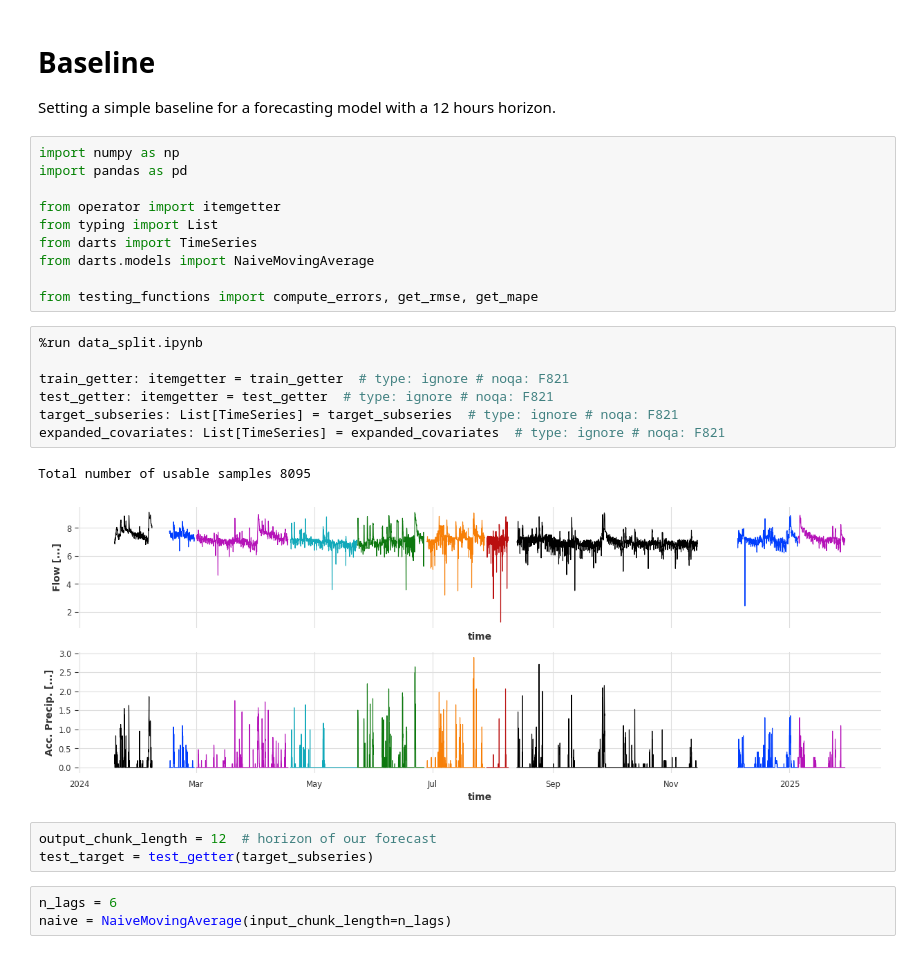
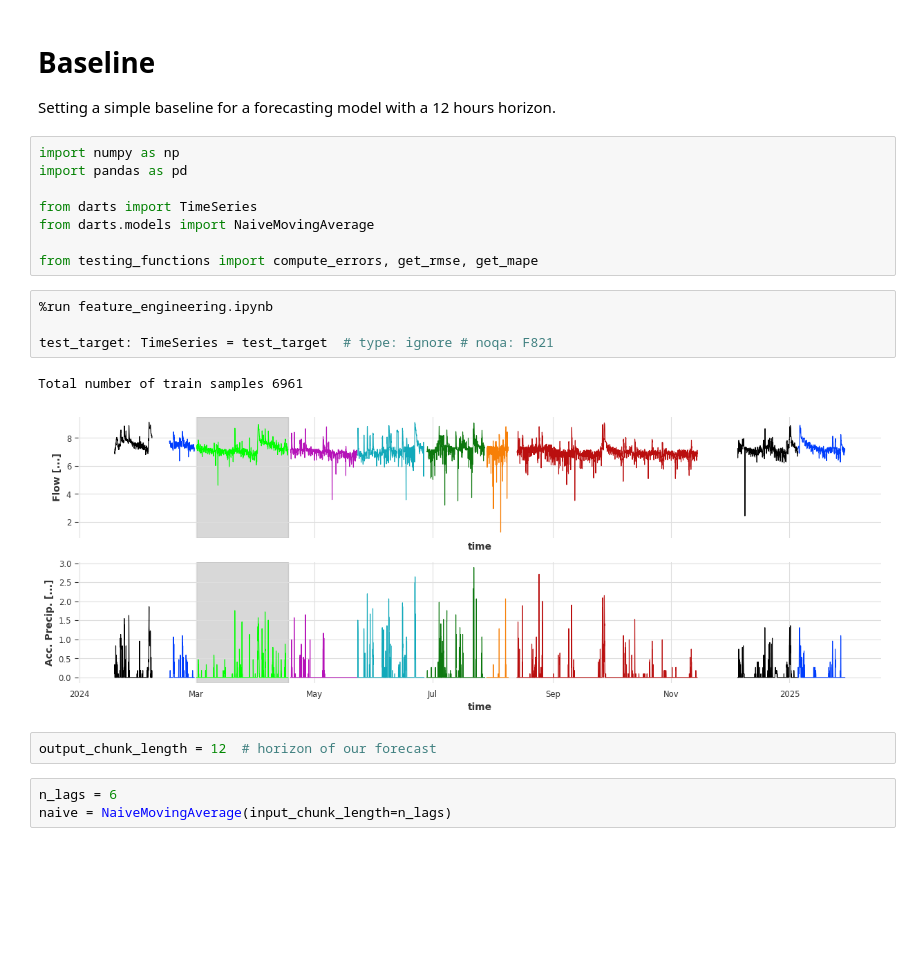
Before and after one commit to DHI/WaterBench-TimeSeries-WWTPINflow, a Jupyter notebook: code/baseline.ipynb, the cells around one changed output. Saved outputs shown, nothing was run; the diff lists cells and outputs as text; blank space fills up the shorter version.

```diff
--- a/code/baseline.ipynb
+++ b/code/baseline.ipynb
@@ -6,25 +6,19 @@ Setting a simple baseline for a forecasting model with a 12 hours horizon.
 import numpy as np
 import pandas as pd
 
-from operator import itemgetter
-from typing import List
 from darts import TimeSeries
 from darts.models import NaiveMovingAverage
 
 from testing_functions import compute_errors, get_rmse, get_mape
-# %%
-%run data_split.ipynb
-
-train_getter: itemgetter = train_getter  # type: ignore # noqa: F821
-test_getter: itemgetter = test_getter  # type: ignore # noqa: F821
-target_subseries: List[TimeSeries] = target_subseries  # type: ignore # noqa: F821
-expanded_covariates: List[TimeSeries] = expanded_covariates  # type: ignore # noqa: F821
-# %% [output]
-Total number of usable samples 8095
-[figure, removed]
+# %%
+%run feature_engineering.ipynb
+
+test_target: TimeSeries = test_target  # type: ignore # noqa: F821
+# %% [output]
+Total number of train samples 6961
+[figure, added]
 # %%
 output_chunk_length = 12  # horizon of our forecast
-test_target = test_getter(target_subseries)
 # %%
 n_lags = 6
 naive = NaiveMovingAverage(input_chunk_length=n_lags)
```
Also changed, not shown: 3 other files.
